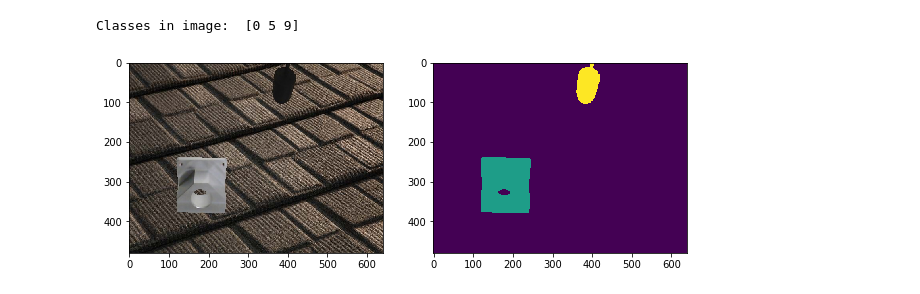
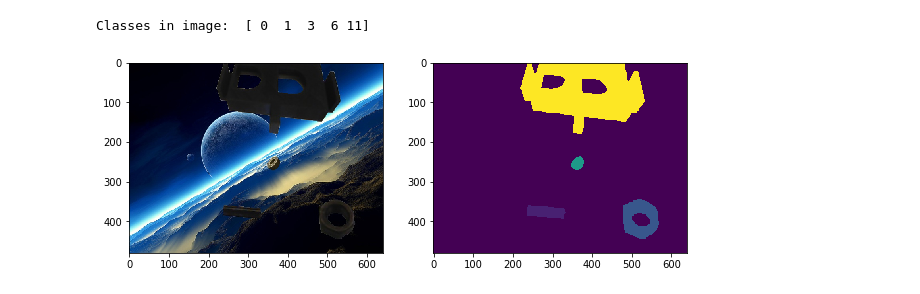
Before and after one commit to NareshGuru77/SemanticSegmentation, a Jupyter notebook: Dataset/data_augmentation/create_variants.ipynb, the cells around one changed output. Saved outputs shown, nothing was run; the diff lists cells and outputs as text; code cells hidden in the pictures.

```diff
--- a/Dataset/data_augmentation/create_variants.ipynb
+++ b/Dataset/data_augmentation/create_variants.ipynb
@@ -134,7 +136,22 @@ create_variant_labels(test_files, './objects/real_augmented/test/label_similar/'
-# %%
-img_name = plot_sample(['./objects/real_augmented/training/label_similar/'+img_name+'.png'])
-# %% [output]
-Classes in image:  [0 5 9]
-[figure, removed]
+# %%
+SIMILAR_SHAPES_TRAIN = './objects/real_augmented/training/similar_shapes/'
+SIMILAR_SHAPES_VALIDATE = './objects/real_augmented/validation/similar_shapes/'
+SIMILAR_SHAPES_TEST = './objects/real_augmented/test/similar_shapes/'
+
+if not os.path.isdir(SIMILAR_SHAPES_TRAIN):
+    os.makedirs(SIMILAR_SHAPES_TRAIN)
+if not os.path.isdir(SIMILAR_SHAPES_VALIDATE):
+    os.makedirs(SIMILAR_SHAPES_VALIDATE)
+if not os.path.isdir(SIMILAR_SHAPES_TEST):
+    os.makedirs(SIMILAR_SHAPES_TEST)
+create_variant_labels(train_files, SIMILAR_SHAPES_TRAIN, variant_type='similar_shapes')
+create_variant_labels(validation_files, SIMILAR_SHAPES_VALIDATE, variant_type='similar_shapes')
+create_variant_labels(test_files, SIMILAR_SHAPES_TEST, variant_type='similar_shapes')
+# %%
+similar_shapes_files = get_file_paths(SIMILAR_SHAPES_TRAIN)
+plot_sample(similar_shapes_files, img_number=20)
+# %% [output]
+Classes in image:  [ 0  1  3  6 11]
+[figure, added]
 # %%
 label_def_size_invariant = {'background': 0, 'f20_20_B': 1, 's40_40_B': 1, 'f20_20_G': 2, 's40_40_G': 2,
```
Also changed, not shown: parts of 14 cells of this notebook, 1 other file.
